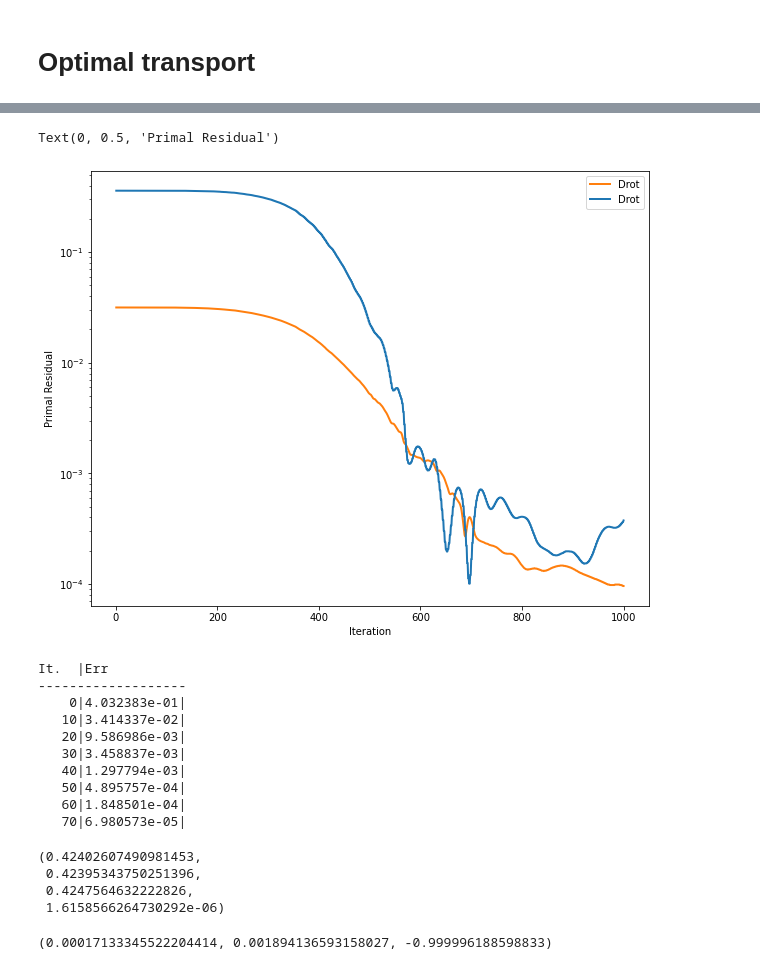
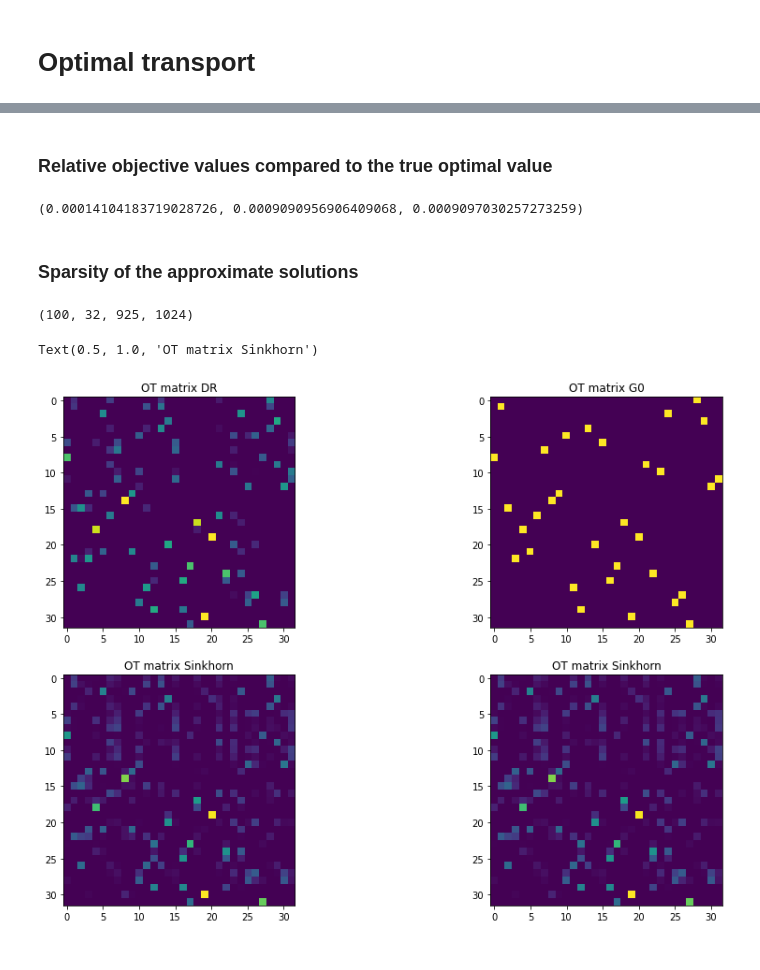
Before and after one commit to vienmai/drot, a Jupyter notebook: pydrot/examples/notebook.ipynb, the cells around one changed output, grey strips where cells are left out. Saved outputs shown, nothing was run; the diff lists cells and outputs as text; code cells hidden in the pictures.

```diff
--- a/pydrot/examples/notebook.ipynb
+++ b/pydrot/examples/notebook.ipynb
@@ -196,72 +174,30 @@ Drot done at iteration  383
-# %%
-filenames = [ '../gpu/output/drot.csv' ];
-labels = ['Drot']
-colors = ['C0', 'C1']
-markers = ['', '']
-fig1 = plt.figure(figsize=(10, 8))
-
-optval = 0.35937378885602755
-
-for i in range(len(filenames)):
-    k = []; t = []; r = []; f = [];
-    with open(filenames[i]) as csvfile:
-        csvReader = csv.reader(csvfile, delimiter=",")
-        next(csvReader)  # skip the header
-        for row in csvReader:
-            k.append(int(row[0]))
-            t.append(float(row[1]))
-            r.append(float(row[2]))
-            f.append(float(row[3]))
-
-        plt.plot(k, [res for res in r], color=colors[i+1], marker=markers[i], label=labels[i], linewidth=2)
-        plt.plot(k, [abs(fval - optval) for fval in f], color=colors[i], marker=markers[i], label=labels[i], linewidth=2)
-
-
-plt.yscale('log')
-plt.legend()
-plt.xlabel("Iteration")
-plt.ylabel("Primal Residual")
-# %% [output]
-Text(0, 0.5, 'Primal Residual')
-[figure, removed]
-# %%
-C_ = C.copy()
-G0 = ot.emd(p, q, C_, numItermax=1_000_000)
-Gsk = ot.sinkhorn(p, q, C_, 1e-3, verbose=True, numItermax=1000, stopThr=7e-5)
-Gsb = ot.bregman.sinkhorn_stabilized(p, q, C_, 1e-4, verbose=False, numItermax=200, stopThr=7e-5)
-# %% [output]
-It.  |Err
--------------------
-    0|4.032383e-01|
-   10|3.414337e-02|
-   20|9.586986e-03|
-   30|3.458837e-03|
-   40|1.297794e-03|
-   50|4.895757e-04|
-   60|1.848501e-04|
-   70|6.980573e-05|
+# %% [markdown]
+### Relative objective values compared to the true optimal value
 # %%
-fdr, femd, fsk, fsb = np.sum(xopt_*C), np.sum(G0*C_), np.sum(Gsk*C_), np.sum(Gsb*C_)
-fdr, femd, fsk, fsb
+fdr, femd, fsk, fsb = np.sum(xopt*C), np.sum(G0*C_), np.sum(Gsk*C_), np.sum(Gsb*C_)
+(fdr-femd) / femd, (fsk-femd) / femd, (fsb-femd) / femd
 # %% [output]
-(0.42402607490981453,
- 0.42395343750251396,
- 0.4247564632222826,
- 1.6158566264730292e-06)
+(0.00014104183719028726, 0.0009090956906409068, 0.0009097030257273259)
-# %%
-(fdr-femd) / femd, (fsk-femd) / femd, (fsb-femd) / femd
-# %% [output]
-(0.00017133345522204414, 0.001894136593158027, -0.999996188598833)
+# %% [markdown]
+### Sparsity of the approximate solutions
 # %%
-np.sum(xopt_ > 0), np.sum(G0 > 0), np.sum(Gsk > 0)
+np.sum(xopt > 0), np.sum(G0 > 0), np.sum(Gsk > 0), np.sum(Gsb > 0)
+# %% [output]
+(100, 32, 925, 1024)
 # %%
 fig, axs = plt.subplots(2, 2, figsize=(15, 10))
 
-axs[0, 0].imshow(xopt_, interpolation='nearest')
+axs[0, 0].imshow(xopt, interpolation='nearest')
 axs[0, 0].set_title('OT matrix DR')
 
 axs[0, 1].imshow(G0, interpolation='nearest')
 axs[0, 1].set_title('OT matrix G0')
 
-axs[1, 1].imshow(Gs, interpolation='nearest')
+axs[1, 0].imshow(Gsk, interpolation='nearest')
+axs[1, 0].set_title('OT matrix Sinkhorn')
+
+axs[1, 1].imshow(Gsk, interpolation='nearest')
 axs[1, 1].set_title('OT matrix Sinkhorn')
+# %% [output]
+Text(0.5, 1.0, 'OT matrix Sinkhorn')
+[figure, added]
```
Also changed, not shown: parts of 9 cells of this notebook, 1 other file.
